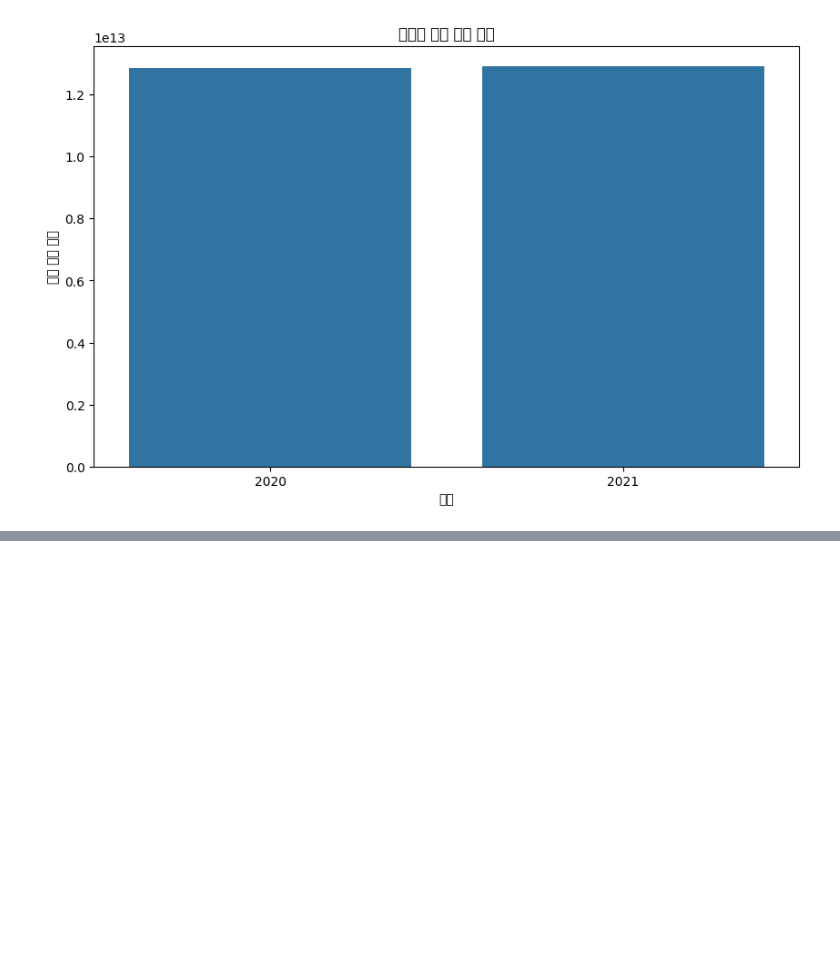
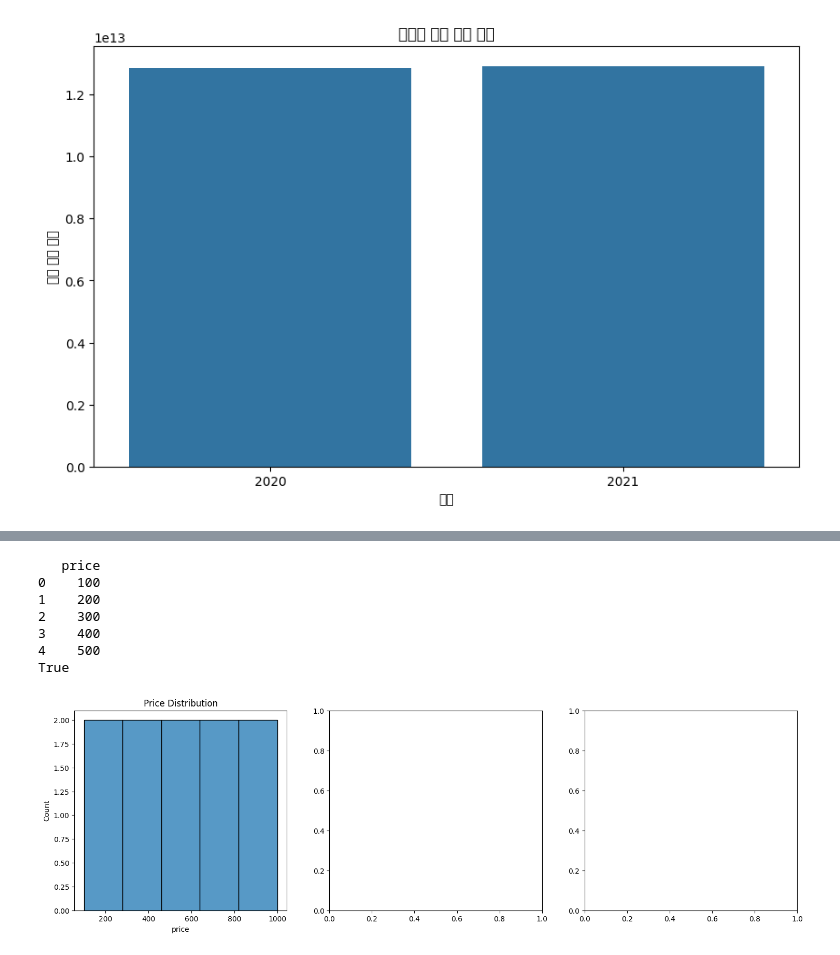
Before and after one commit to windyday0622/windyday, a Jupyter notebook: m3_분석 라이브러리/ numpy.ipynb, the cells around one changed output, grey strips where cells are left out. Saved outputs shown, nothing was run; the diff lists cells and outputs as text; code cells hidden in the pictures; blank space fills up the shorter version.

```diff
--- a/m3_분석 라이브러리/ numpy.ipynb
+++ b/m3_분석 라이브러리/ numpy.ipynb
@@ -1911,0 +1225,29 @@ print(sort_array2d_axis1)
+# %%
+import pandas as pd
+import seaborn as sns
+import matplotlib.pyplot as plt
+
+# 예시 데이터 프레임 생성
+data = pd.DataFrame({
+    'price': [100, 200, 300, 400, 500, 600, 700, 800, 900, 1000]
+})
+
+# 데이터 프레임 확인
+print(data.head())
+
+# 'price' 컬럼이 존재하는지 확인
+print('price' in data.columns)
+
+fig, axes = plt.subplots(1, 3, figsize=(18, 5))
+sns.histplot(data=data, x='price', ax=axes[0])
+axes[0].set_title('Price Distribution')
+plt.show()
+# %% [output]
+   price
+0    100
+1    200
+2    300
+3    400
+4    500
+True
+[figure, added]
```
Also changed, not shown: parts of 82 cells of this notebook.
